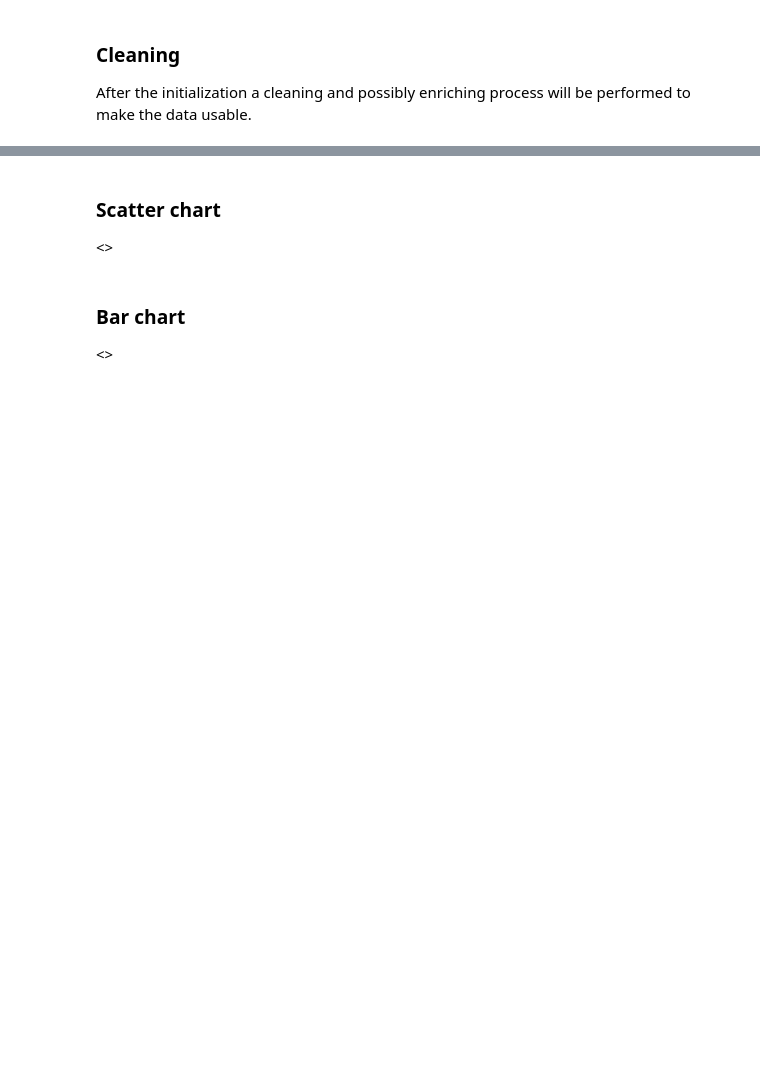
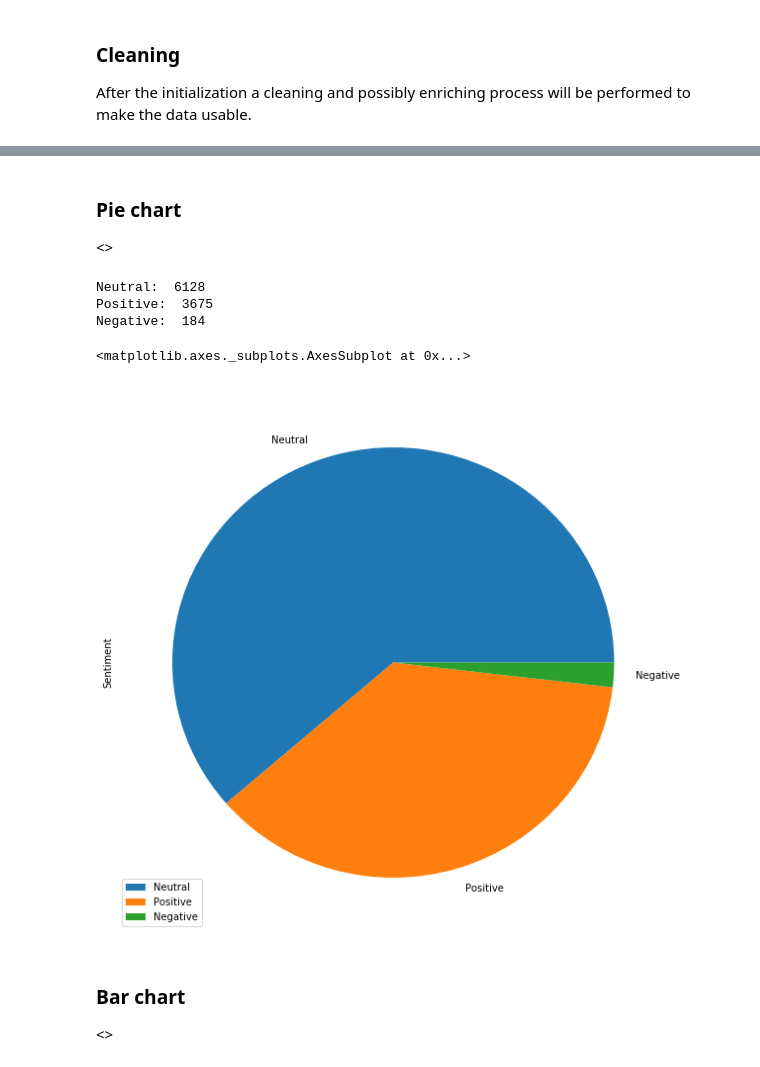
Before and after one commit to DemianMelskens/CBS, a Jupyter notebook: Visualization/Initial analysis.ipynb, the cells around one changed output, grey strips where cells are left out. Drawn from its saved outputs; the diff is of its cells as text; code cells hidden in the pictures; blank space fills up the shorter version.

```diff
--- a/Visualization/Initial analysis.ipynb
+++ b/Visualization/Initial analysis.ipynb
@@ -47,8 +49,28 @@ titel               10000
 dtype: int64
 # %% [markdown]
-### Scatter chart
+### Pie chart
 
 <<explanation>>
+# %%
+# Sentiment neutral
+print('Neutral: ', len(data.loc[data['sentiment'].isnull()]))
+
+# Sentiment positive
+print('Positive: ', len(data.loc[data['sentiment'] == '+']))
+
+# Sentiment negative
+print('Negative: ', len(data.loc[data['sentiment'] == '-']))
+
+# Pie chart
+pd.DataFrame({'Sentiment': [len(data.loc[data['sentiment'].isnull()]),
+                          len(data.loc[data['sentiment'] == '+']),
+                          len(data.loc[data['sentiment'] == '-'])]}, index=['Neutral', 'Positive', 'Negative']).plot.pie(y='Sentiment', figsize=(10,10))
+# %% [output]
+Neutral:  6128
+Positive:  3675
+Negative:  184
+<matplotlib.axes._subplots.AxesSubplot at 0x...>
+[figure, added]
 # %% [markdown]
 ### Bar chart
 
```
Also changed, not shown: parts of 5 cells of this notebook, 1 other file.
